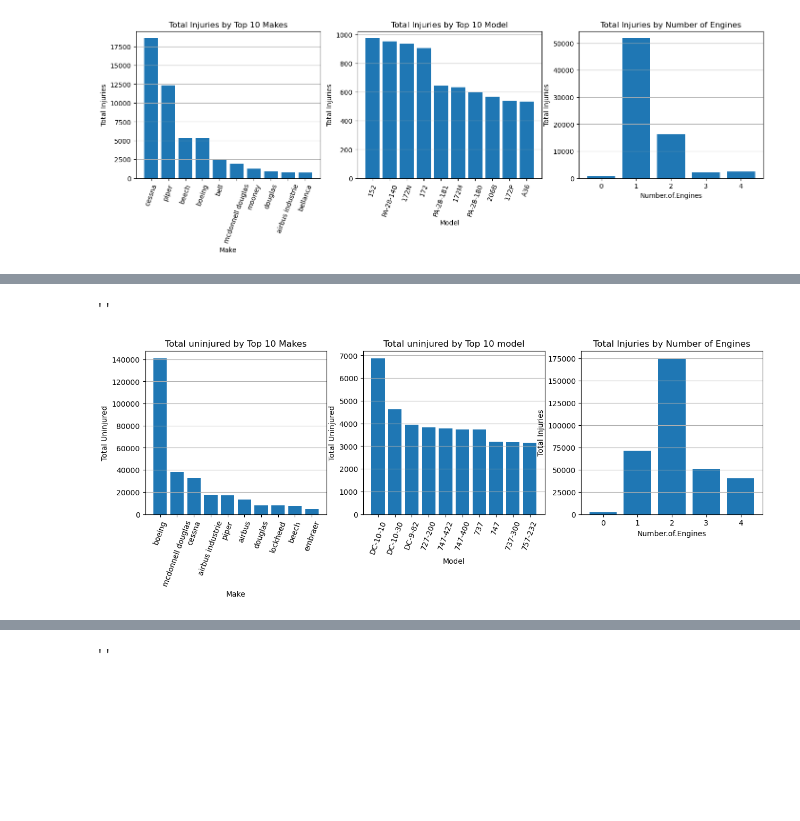
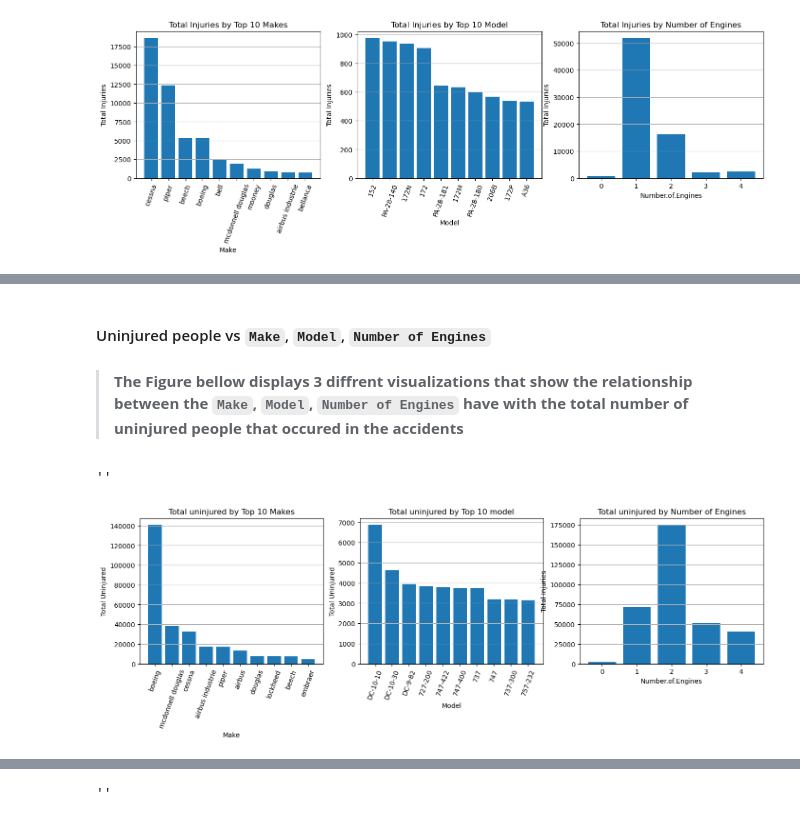
Before and after one commit to Churabros/Aviation-Accidents-Analysis, a Jupyter notebook: Index.ipynb, the cells around one changed output, grey strips where cells are left out. Cells and saved outputs as stored; diff of their text form; code cells hidden in the pictures; blank space fills up the shorter version.

Commit message:
Added descriptions to the visualisations

```diff
--- a/Index.ipynb
+++ b/Index.ipynb
@@ -507,8 +534,13 @@ ax3.grid(axis='y') ;
+# %% [markdown]
+#### Uninjured people vs `Make`, `Model`, `Number of Engines`
+# %% [markdown]
+>**The Figure bellow displays 3 diffrent visualizations that show the relationship between the `Make`, `Model`, `Number of Engines`
+have with the total number of uninjured people that occured in the accidents**
 # %%
 # Group the data by Make and calculate the sum of Total.Fatal.Injuries for each Make
 fatal_uninjured_by_make = df.groupby('Make')['Total.Uninjured'].sum()
 
-fig, (ax1,ax2,ax3) = plt.subplots(1,3, figsize=(15,4))
+fig, (ax1,ax2,ax3) = plt.subplots(1,3, figsize=(17,4))
 # Convert the groupby result to a DataFrame for easier sorting
 fatal_uninjured_by_make = fatal_uninjured_by_make.reset_index()
 
@@ -533,31 +565,31 @@ fatal_uninjured_by_model = fatal_uninjured_by_model.reset_index()
 # Sort the DataFrame by Total.Fatal.Injuries to find the top 10 makes
 top_10_model_uninjured = fatal_uninjured_by_model.sort_values(by='Total.Uninjured', ascending=False).head(10)
 
 ax2.bar(top_10_model_uninjured['Model'], top_10_model_uninjured['Total.Uninjured'])
 ax2.set_title('Total uninjured by Top 10 model')
 ax2.set_xlabel('Model')
 ax2.set_ylabel('Total Uninjured')
 ax2.set_xticklabels(top_10_model_uninjured['Model'],rotation=70)
 ax2.grid(axis='y')
 
 
 # Group the data by Make and calculate the sum of Total.Fatal.Injuries for each Make
 uninjured_by_no_engines = df.groupby('Number.of.Engines')['Total.Uninjured'].sum()
 
 # Convert the groupby result to a DataFrame for easier sorting
 uninjured_by_no_engines = uninjured_by_no_engines.reset_index()
 
 # Sort the DataFrame by Total.Fatal.Injuries to find the top 10 makes
 top_10_engines_uninjured = uninjured_by_no_engines.sort_values(by='Total.Uninjured', ascending=False).head()
 
 
 #create the bar chart
 ax3.bar(top_10_engines_uninjured['Number.of.Engines'], top_10_engines_uninjured['Total.Uninjured'])
 ax3.set_title('Total uninjured by Number of Engines')
 ax3.set_xlabel('Number.of.Engines')
 ax3.set_ylabel('Total Injuries')
 ax3.grid(axis='y') ;
 ;
 # %% [output]
 ''
-[figure, old version]
+[figure, new version]
```
Also changed, not shown: parts of 16 cells of this notebook, 1 other file.
